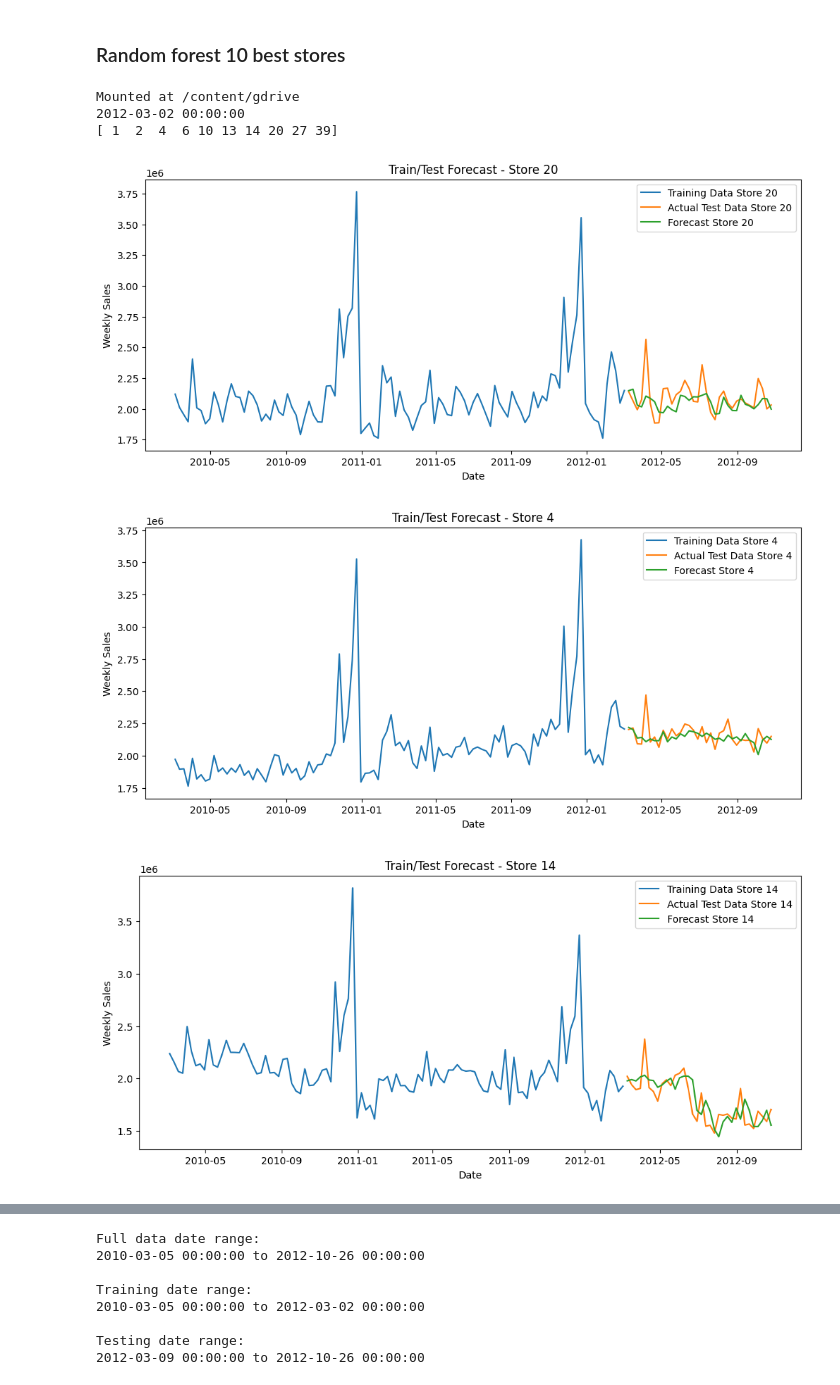
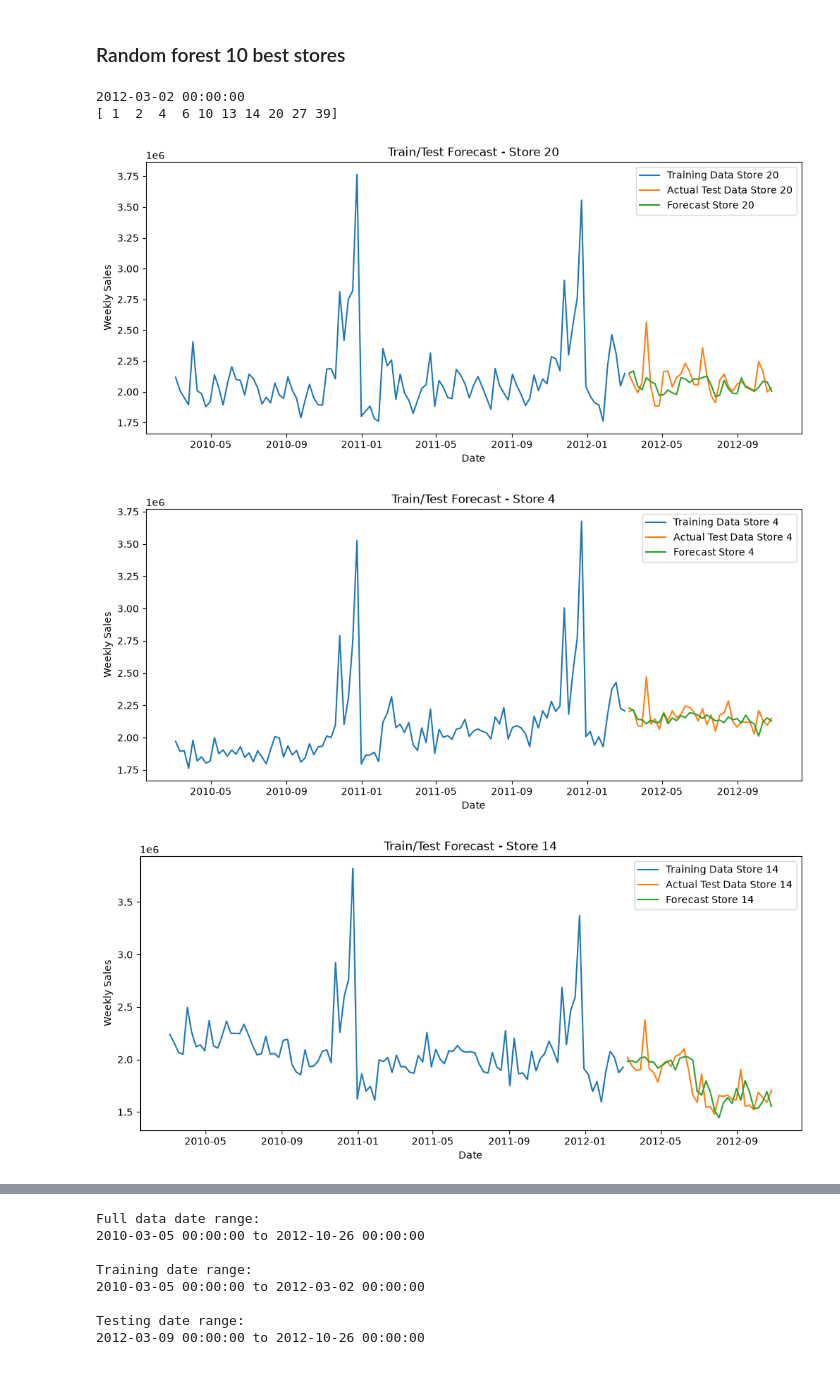
Before and after one commit to tinabazhenova/forecasting, a Jupyter notebook: sales_forecasting.ipynb, the cells around one changed output, grey strips where cells are left out. Saved outputs shown, nothing was run; the diff lists cells and outputs as text; code cells hidden in the pictures.

```diff
--- a/sales_forecasting.ipynb
+++ b/sales_forecasting.ipynb
@@ -356,15 +355,15 @@ MAPE: 3.816487050621435
 # %% [markdown]
 ### Random forest 10 best stores
 # %%
-from google.colab import drive
-drive.mount('/content/gdrive', force_remount=True)
+#from google.colab import drive
+#drive.mount('/content/gdrive', force_remount=True)
 
 import pandas as pd
 import matplotlib.pyplot as plt
 import numpy as np
 
 
-df = pd.read_csv('/content/gdrive/MyDrive/Tina AI study/Walmart_Sales.csv', encoding='latin1')
+df = pd.read_csv('Walmart_Sales.csv', encoding='latin1')
 # make it date, not test format; format is mixed, needs custom
 df['Date'] = pd.to_datetime(
     df['Date'],
@@ -465,34 +464,33 @@ for store_to_plot in top_10_stores:
   y_pred_store = rf_model.predict(x_test_store)
 
   plt.figure(figsize=(12, 5))
 
   plt.plot(
     train_rf_store['Date'],
     train_rf_store['Weekly_Sales'],
     label=f'Training Data Store {store_to_plot}'
   )
 
   plt.plot(
     test_rf_store['Date'],
     test_rf_store['Weekly_Sales'],
     label=f'Actual Test Data Store {store_to_plot}'
   )
 
   plt.plot(
     test_rf_store['Date'],
     y_pred_store,
     label=f'Forecast Store {store_to_plot}'
   )
 
   plt.xlabel('Date')
   plt.ylabel('Weekly Sales')
   plt.title(f'Train/Test Forecast - Store {store_to_plot}')
   plt.legend()
   plt.show()
 # %% [output]
-Mounted at /content/gdrive
 2012-03-02 00:00:00
 [ 1  2  4  6 10 13 14 20 27 39]
-[figure, old version]
+[figure, new version]
-[figure, old version]
+[figure, new version]
-[figure, old version]
+[figure, new version]
```
Also changed, not shown: parts of 19 cells of this notebook, 3 other files.
